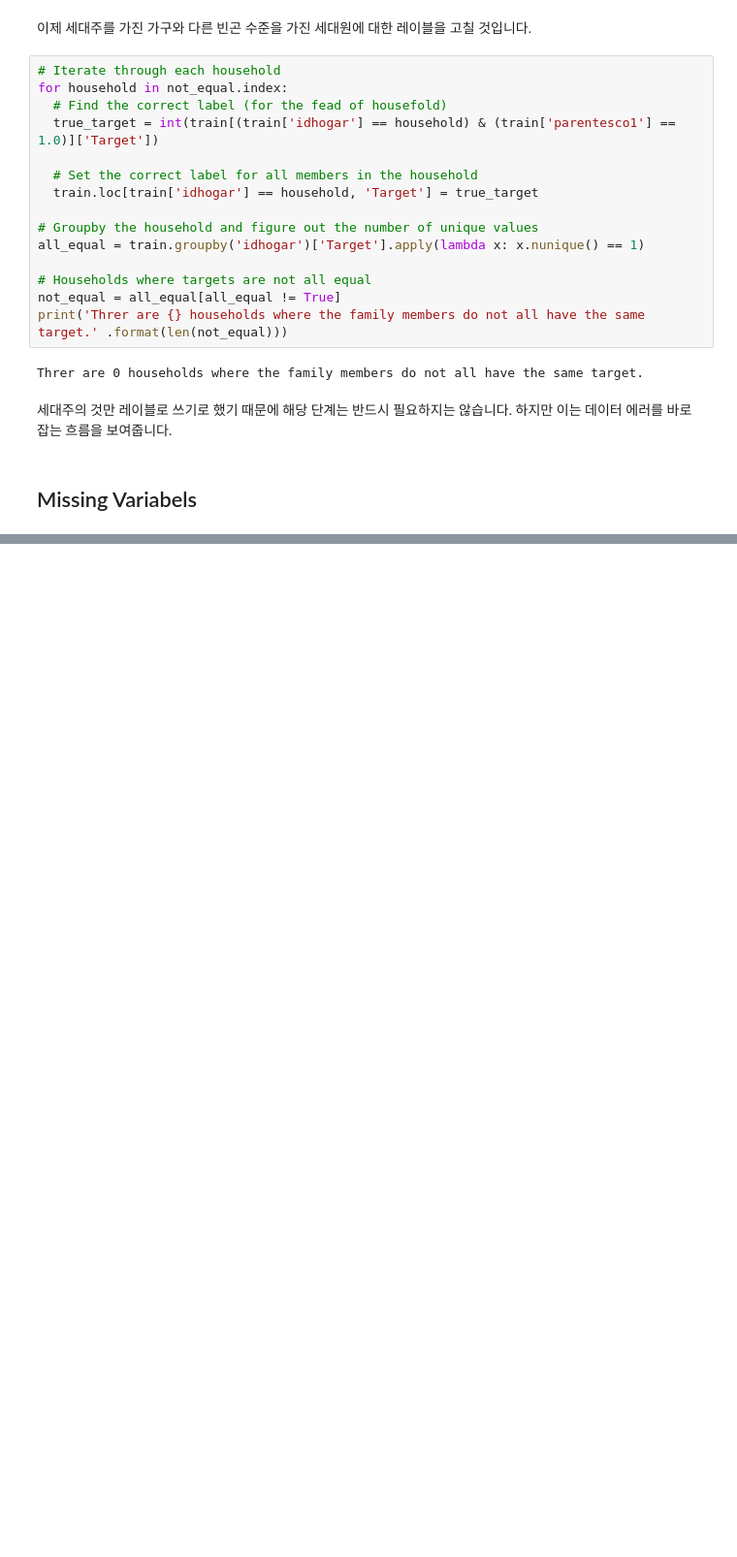
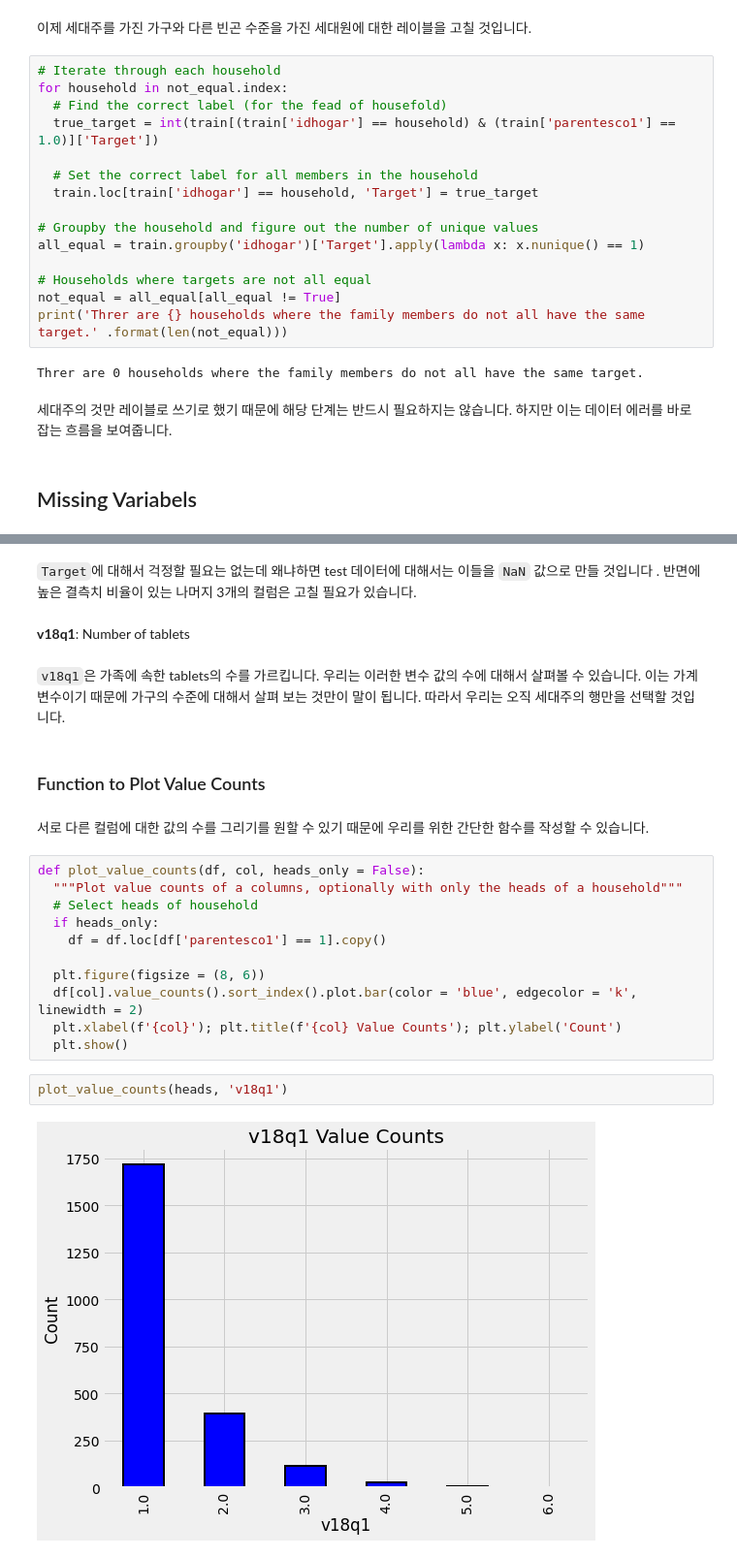
Before and after one commit to stk346/Kaggle, a Jupyter notebook: Costa Rican Household Poverty Level Prediction/A_Complete_Introduction_and_Walkthrough.ipynb, the cells around one changed output, grey strips where cells are left out. Shown at 97% size. Drawn from its saved outputs; the diff is of its cells as text; blank space fills up the shorter version.

```diff
--- a/Costa Rican Household Poverty Level Prediction/A_Complete_Introduction_and_Walkthrough.ipynb
+++ b/Costa Rican Household Poverty Level Prediction/A_Complete_Introduction_and_Walkthrough.ipynb
@@ -627,0 +666,25 @@ Threr are 0 households where the family members do not all have the same target.
+# %% [markdown]
+`Target`에 대해서 걱정할 필요는 없는데 왜냐하면 test 데이터에 대해서는 이들을 `NaN` 값으로 만들 것입니다 . 반면에 높은 결측치 비율이 있는 나머지 3개의 컬럼은 고칠 필요가 있습니다.
+# %% [markdown]
+**v18q1**: Number of tablets
+# %% [markdown]
+`v18q1`은 가족에 속한 tablets의 수를 가르킵니다. 우리는 이러한 변수 값의 수에 대해서 살펴볼 수 있습니다. 이는 가계 변수이기 때문에 가구의 수준에 대해서 살펴 보는 것만이 말이 됩니다. 따라서 우리는 오직 세대주의 행만을 선택할 것입니다.
+# %% [markdown]
+### Function to Plot Value Counts
+# %% [markdown]
+서로 다른 컬럼에 대한 값의 수를 그리기를 원할 수 있기 때문에 우리를 위한 간단한 함수를 작성할 수 있습니다.
+# %%
+def plot_value_counts(df, col, heads_only = False):
+  """Plot value counts of a columns, optionally with only the heads of a household"""
+  # Select heads of household
+  if heads_only:
+    df = df.loc[df['parentesco1'] == 1].copy()
+
+  plt.figure(figsize = (8, 6))
+  df[col].value_counts().sort_index().plot.bar(color = 'blue', edgecolor = 'k', linewidth = 2)
+  plt.xlabel(f'{col}'); plt.title(f'{col} Value Counts'); plt.ylabel('Count')
+  plt.show()
+# %%
+plot_value_counts(heads, 'v18q1')
+# %% [output]
+[figure, added]
```
Also changed, not shown: parts of 25 cells of this notebook.
